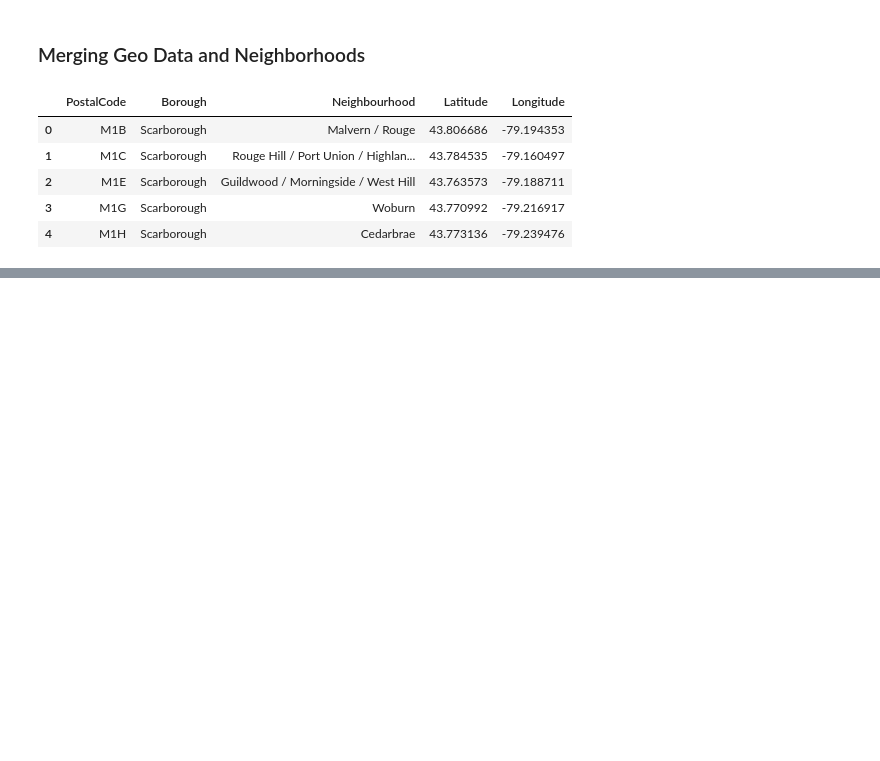
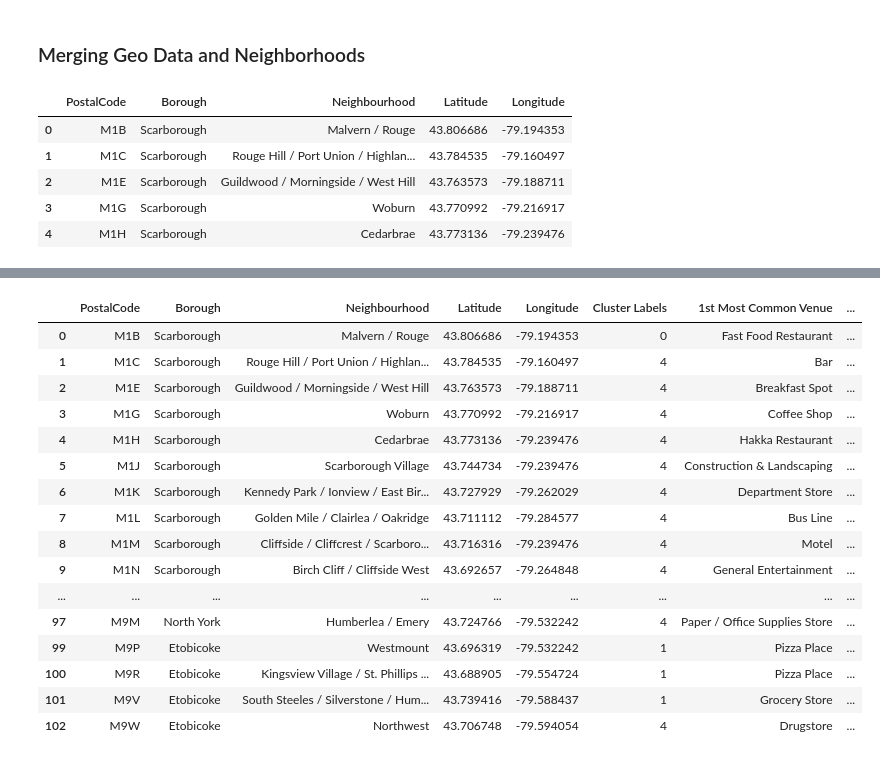
Before and after one commit to MiSeRy-RBDEV/misery, a Jupyter notebook: Segmenting and Clustering Neighborhoods in Toronto.ipynb, the cells around one changed output, grey strips where cells are left out. Saved outputs shown, nothing was run; the diff lists cells and outputs as text; code cells hidden in the pictures; blank space fills up the shorter version.

```diff
--- a/Segmenting and Clustering Neighborhoods in Toronto.ipynb
+++ b/Segmenting and Clustering Neighborhoods in Toronto.ipynb
@@ -167,0 +518,5 @@ final_data.head()
+# %%
+kclusters = 5
+toronto_grouped_clustering = toronto_grouped.drop('Neighbourhood', 1)
+kmeans = KMeans(n_clusters=kclusters, random_state=0).fit(toronto_grouped_clustering)
+kmeans.labels_[0:10]
@@ -167,0 +525,3 @@ final_data.head()
+# %%
+neighborhoods_venues_sorted.insert(0, 'Cluster Labels', kmeans.labels_)
+toronto_merged.head()
@@ -167,0 +535,4 @@ final_data.head()
+# %%
+toronto_merged = final_data
+toronto_merged = toronto_merged.join(neighborhoods_venues_sorted.set_index('Neighbourhood'), on='Neighbourhood')
+toronto_merged.head()
@@ -167,0 +546,5 @@ final_data.head()
+# %%
+toronto_merged['Cluster Labels'].replace('\n','', regex=True)
+toronto_merged.fillna(0)
+toronto_merged['Cluster Labels'] = toronto_merged['Cluster Labels'].astype(str)
+toronto_merged.head()
@@ -167,0 +558,21 @@ final_data.head()
+# %%
+toronto_merged = toronto_merged[toronto_merged['1st Most Common Venue'].notna()]
+toronto_merged
+# %% [output]
+|  | PostalCode | Borough | Neighbourhood | Latitude | Longitude | Cluster Labels | 1st Most Common Venue | ... |
+| 0 | M1B | Scarborough | Malvern / Rouge | 43.806686 | -79.194353 | 0 | Fast Food Restaurant | ... |
+| 1 | M1C | Scarborough | Rouge Hill / Port Union / Highlan... | 43.784535 | -79.160497 | 4 | Bar | ... |
+| 2 | M1E | Scarborough | Guildwood / Morningside / West Hill | 43.763573 | -79.188711 | 4 | Breakfast Spot | ... |
+| 3 | M1G | Scarborough | Woburn | 43.770992 | -79.216917 | 4 | Coffee Shop | ... |
+| 4 | M1H | Scarborough | Cedarbrae | 43.773136 | -79.239476 | 4 | Hakka Restaurant | ... |
+| 5 | M1J | Scarborough | Scarborough Village | 43.744734 | -79.239476 | 4 | Construction & Landscaping | ... |
+| 6 | M1K | Scarborough | Kennedy Park / Ionview / East Bir... | 43.727929 | -79.262029 | 4 | Department Store | ... |
+| 7 | M1L | Scarborough | Golden Mile / Clairlea / Oakridge | 43.711112 | -79.284577 | 4 | Bus Line | ... |
+| 8 | M1M | Scarborough | Cliffside / Cliffcrest / Scarboro... | 43.716316 | -79.239476 | 4 | Motel | ... |
+| 9 | M1N | Scarborough | Birch Cliff / Cliffside West | 43.692657 | -79.264848 | 4 | General Entertainment | ... |
+| ... | ... | ... | ... | ... | ... | ... | ... | ... |
+| 97 | M9M | North York | Humberlea / Emery | 43.724766 | -79.532242 | 4 | Paper / Office Supplies Store | ... |
+| 99 | M9P | Etobicoke | Westmount | 43.696319 | -79.532242 | 1 | Pizza Place | ... |
+| 100 | M9R | Etobicoke | Kingsview Village / St. Phillips ... | 43.688905 | -79.554724 | 1 | Pizza Place | ... |
+| 101 | M9V | Etobicoke | South Steeles / Silverstone / Hum... | 43.739416 | -79.588437 | 1 | Grocery Store | ... |
+| 102 | M9W | Etobicoke | Northwest | 43.706748 | -79.594054 | 4 | Drugstore | ... |
```
Also changed, not shown: parts of 32 cells of this notebook.
